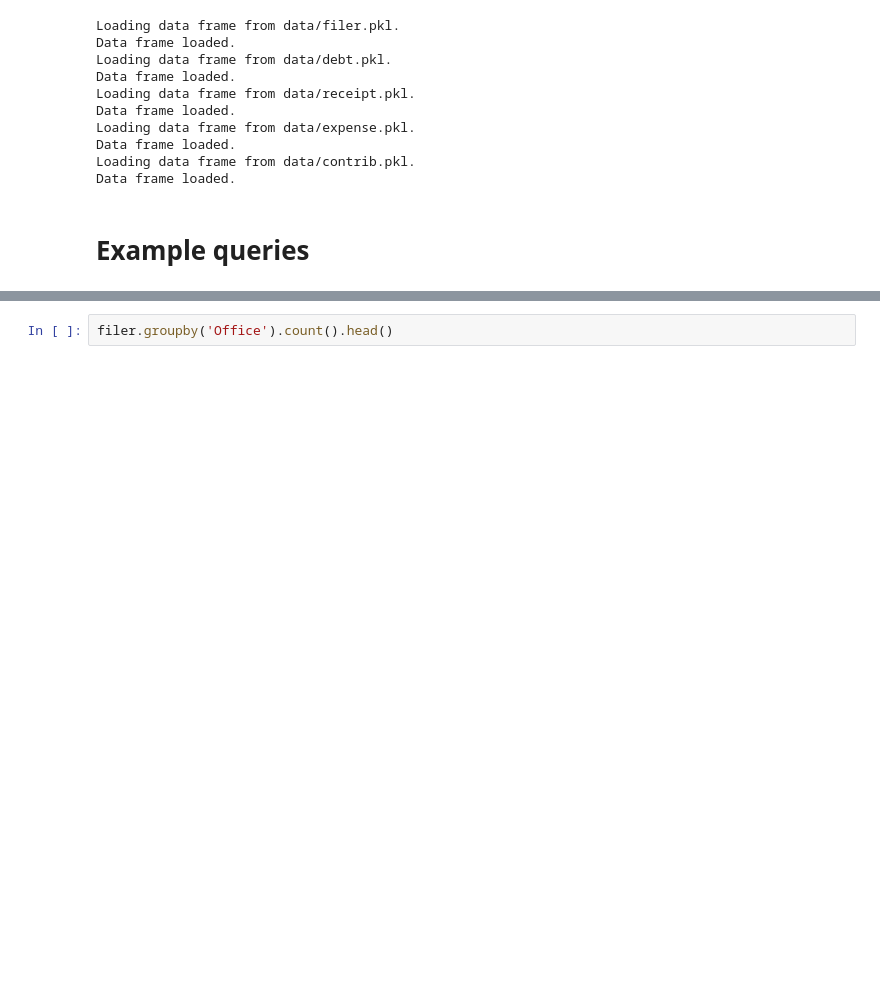
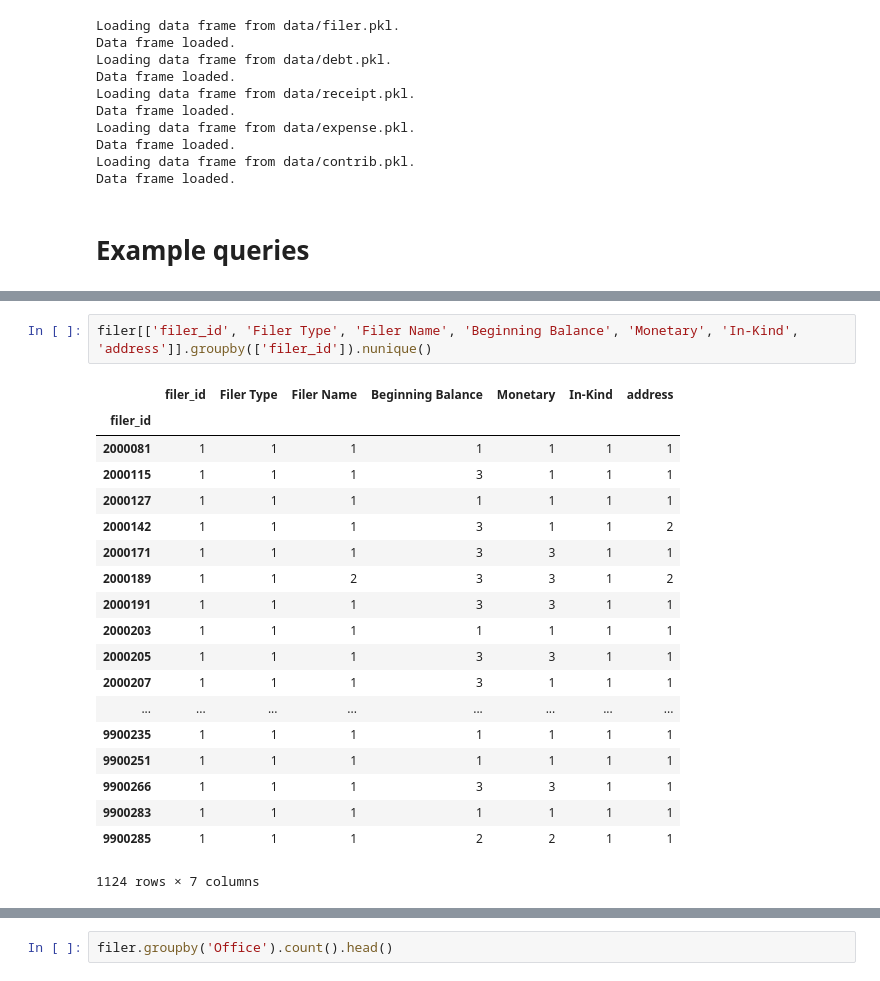
Before and after one commit to phrig/cheapest_seats_analysis, a Jupyter notebook: Exploratory analysis.ipynb, the cells around one changed output, grey strips where cells are left out. Drawn from its saved outputs; the diff is of its cells as text; blank space fills up the shorter version.

Commit message:
Analysis of changes in filer dataset

```diff
--- a/Exploratory analysis.ipynb
+++ b/Exploratory analysis.ipynb
@@ -30,0 +51,22 @@ Data frame loaded.
+# %%
+filer[['filer_id', 'Filer Type', 'Filer Name', 'Beginning Balance', 'Monetary', 'In-Kind', 'address']].groupby(['filer_id']).nunique()
+# %% [output]
+|  | filer_id | Filer Type | Filer Name | Beginning Balance | Monetary | In-Kind | address |
+| filer_id |  |  |  |  |  |  |  |
+| 2000081 | 1 | 1 | 1 | 1 | 1 | 1 | 1 |
+| 2000115 | 1 | 1 | 1 | 3 | 1 | 1 | 1 |
+| 2000127 | 1 | 1 | 1 | 1 | 1 | 1 | 1 |
+| 2000142 | 1 | 1 | 1 | 3 | 1 | 1 | 2 |
+| 2000171 | 1 | 1 | 1 | 3 | 3 | 1 | 1 |
+| 2000189 | 1 | 1 | 2 | 3 | 3 | 1 | 2 |
+| 2000191 | 1 | 1 | 1 | 3 | 3 | 1 | 1 |
+| 2000203 | 1 | 1 | 1 | 1 | 1 | 1 | 1 |
+| 2000205 | 1 | 1 | 1 | 3 | 3 | 1 | 1 |
+| 2000207 | 1 | 1 | 1 | 3 | 1 | 1 | 1 |
+| ... | ... | ... | ... | ... | ... | ... | ... |
+| 9900235 | 1 | 1 | 1 | 1 | 1 | 1 | 1 |
+| 9900251 | 1 | 1 | 1 | 1 | 1 | 1 | 1 |
+| 9900266 | 1 | 1 | 1 | 3 | 3 | 1 | 1 |
+| 9900283 | 1 | 1 | 1 | 1 | 1 | 1 | 1 |
+| 9900285 | 1 | 1 | 1 | 2 | 2 | 1 | 1 |
+1124 rows × 7 columns
```
Also changed, not shown: parts of 4 cells of this notebook.
